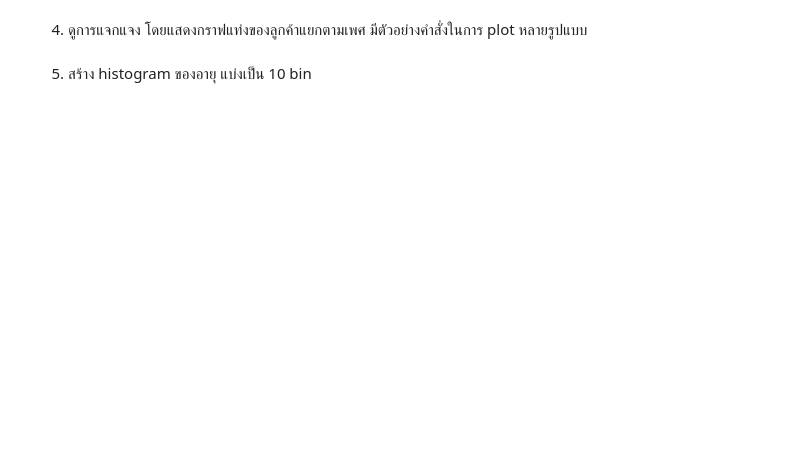
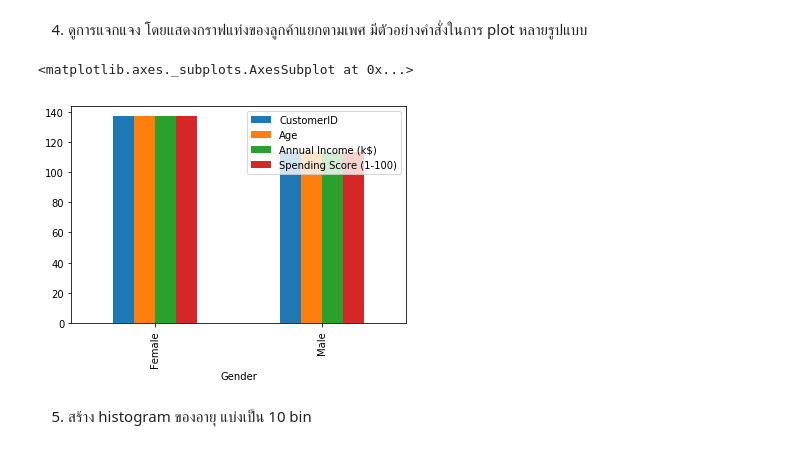
Before and after one commit to Destinyz123/DA, a Jupyter notebook: Quiz-K-Means-8-Mar-2023.ipynb, the cells around one changed output. Cells and saved outputs as stored; diff of their text form; code cells hidden in the pictures; blank space fills up the shorter version.

```diff
--- a/Quiz-K-Means-8-Mar-2023.ipynb
+++ b/Quiz-K-Means-8-Mar-2023.ipynb
@@ -76,4 +71,9 @@ print(data)
 # %% [markdown]
 4. ดูการแจกแจง โดยแสดงกราฟแท่งของลูกค้าแยกตามเพศ มีตัวอย่างคำสั่งในการ plot หลายรูปแบบ
+# %%
+data.groupby(['Gender']).count().plot(kind='bar')
+# %% [output]
+<matplotlib.axes._subplots.AxesSubplot at 0x...>
+[figure, added]
 # %% [markdown]
 5. สร้าง histogram ของอายุ แบ่งเป็น 10 bin
```
Also changed, not shown: parts of 12 cells of this notebook.
